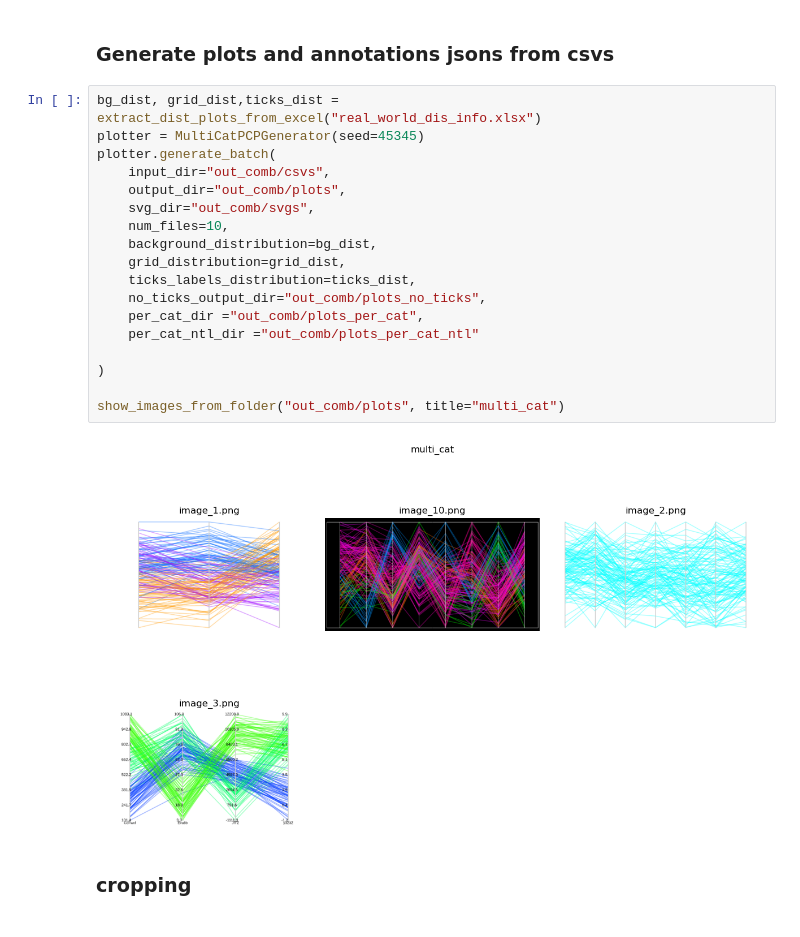
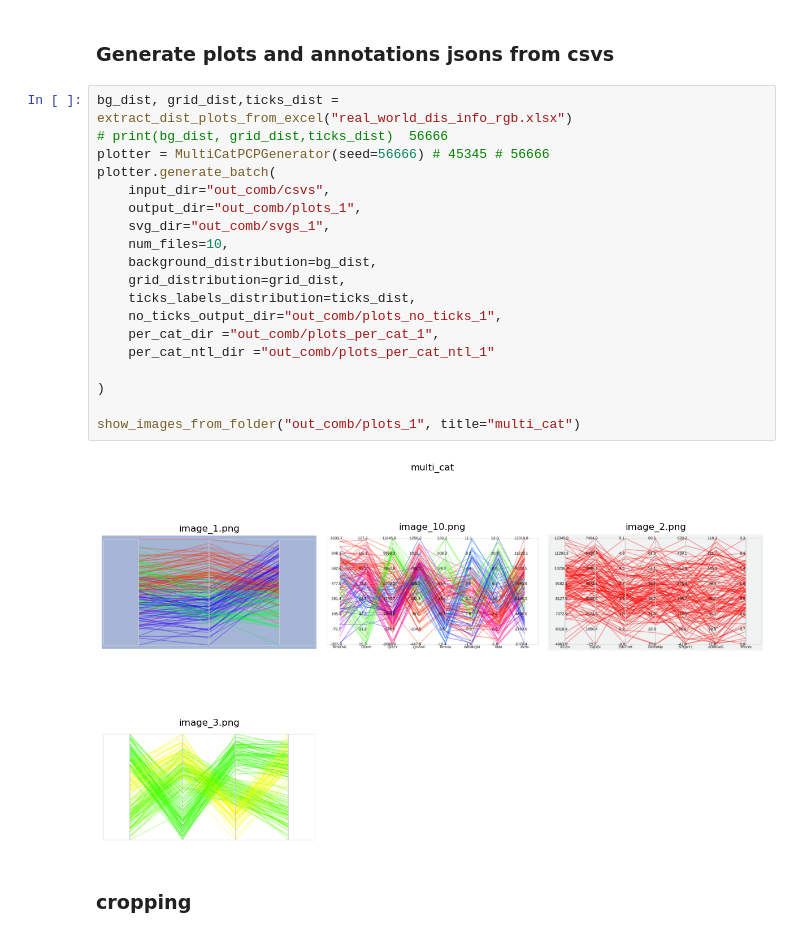
Before and after one commit to poonam2308/PaCoNet, a Jupyter notebook: notebooks/test_visualization.ipynb, the cells around one changed output. Saved outputs shown, nothing was run; the diff lists cells and outputs as text.

```diff
--- a/notebooks/test_visualization.ipynb
+++ b/notebooks/test_visualization.ipynb
@@ -64,25 +61,26 @@ dgen.generate_synthetic_datasets_from_distributions(
 # %% [markdown]
 ### Generate plots and annotations jsons from csvs
 # %%
-bg_dist, grid_dist,ticks_dist = extract_dist_plots_from_excel("real_world_dis_info.xlsx")
-plotter = MultiCatPCPGenerator(seed=45345)
+bg_dist, grid_dist,ticks_dist = extract_dist_plots_from_excel("real_world_dis_info_rgb.xlsx")
+# print(bg_dist, grid_dist,ticks_dist)  56666
+plotter = MultiCatPCPGenerator(seed=56666) # 45345 # 56666
 plotter.generate_batch(
     input_dir="out_comb/csvs",
-    output_dir="out_comb/plots",
-    svg_dir="out_comb/svgs",
+    output_dir="out_comb/plots_1",
+    svg_dir="out_comb/svgs_1",
     num_files=10,
     background_distribution=bg_dist,
     grid_distribution=grid_dist,
     ticks_labels_distribution=ticks_dist,
-    no_ticks_output_dir="out_comb/plots_no_ticks",
-    per_cat_dir ="out_comb/plots_per_cat",
-    per_cat_ntl_dir ="out_comb/plots_per_cat_ntl"
+    no_ticks_output_dir="out_comb/plots_no_ticks_1",
+    per_cat_dir ="out_comb/plots_per_cat_1",
+    per_cat_ntl_dir ="out_comb/plots_per_cat_ntl_1"
 
 )
 
-show_images_from_folder("out_comb/plots", title="multi_cat")
+show_images_from_folder("out_comb/plots_1", title="multi_cat")
 # %% [output]
-[figure, old version]
+[figure, new version]
 # %% [markdown]
 ### cropping
 # %%
```
Also changed, not shown: parts of 3 cells of this notebook, 12 other files.
